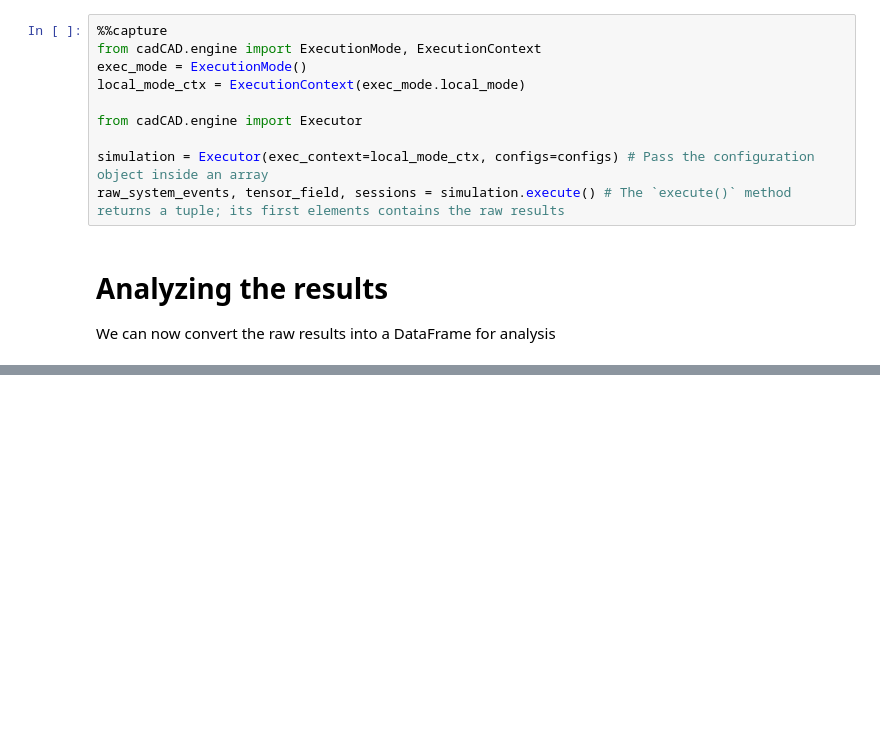
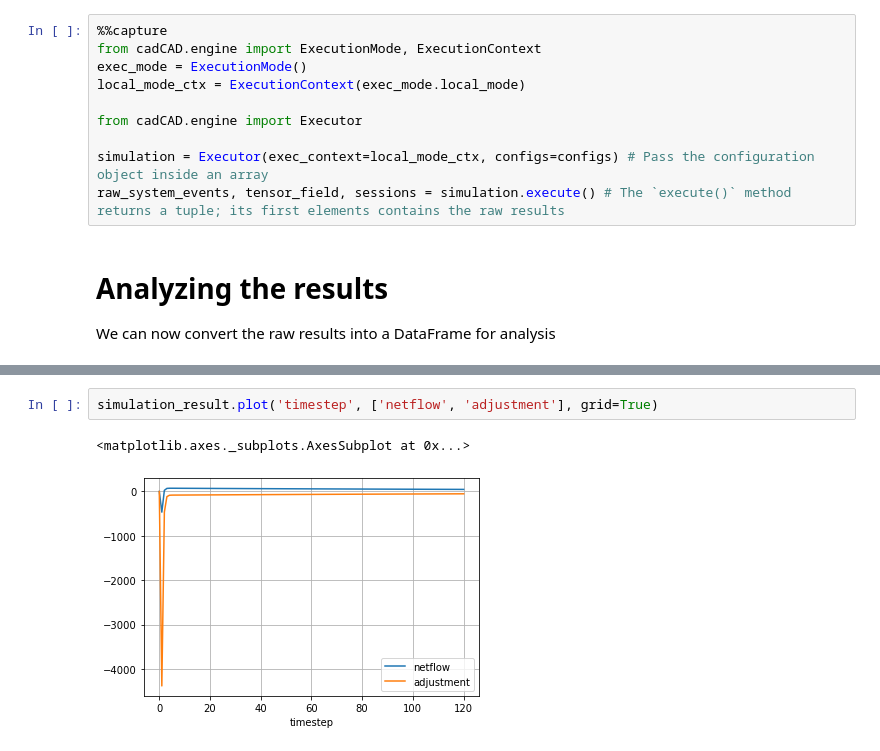
Before and after one commit to lkngtn/honey-cad, a Jupyter notebook: honey.ipynb, the cells around one changed output, grey strips where cells are left out. Cells and saved outputs as stored; diff of their text form; blank space fills up the shorter version.

```diff
--- a/honey.ipynb
+++ b/honey.ipynb
@@ -173,0 +189,5 @@ simulation_result.plot('timestep', ['reserve', 'circulation'], grid=True);
+# %%
+simulation_result.plot('timestep', ['netflow', 'adjustment'], grid=True)
+# %% [output]
+<matplotlib.axes._subplots.AxesSubplot at 0x...>
+[figure, added]
```
Also changed, not shown: parts of 5 cells of this notebook.
